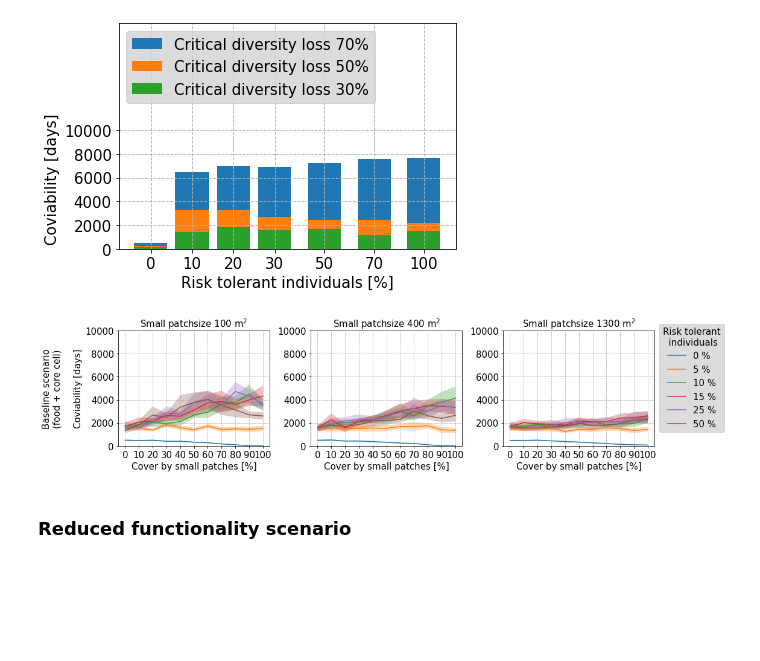
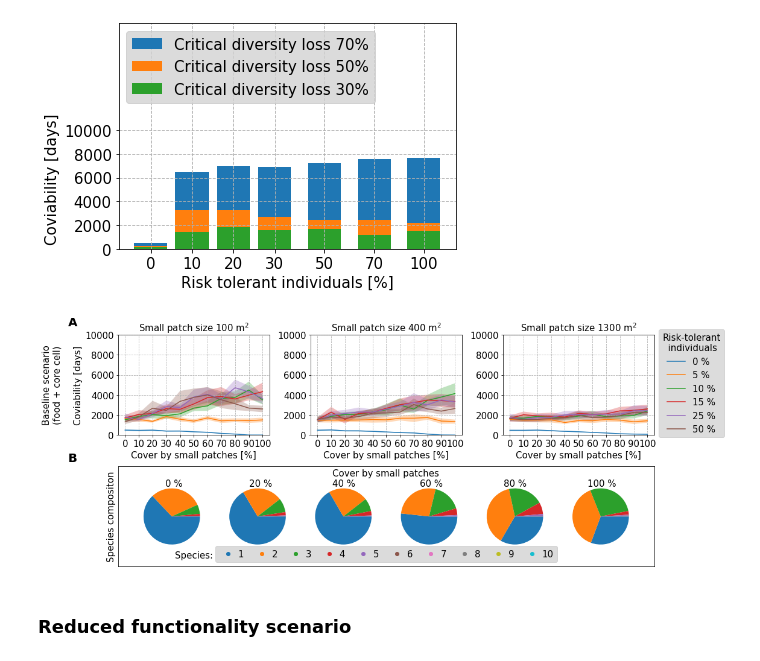
Before and after one commit to LSzangolies/Individual-based-community-model-Netlogo, a Jupyter notebook: SLASS Analysis Code (for subsets).ipynb, the cells around one changed output. Drawn from its saved outputs; the diff is of its cells as text; code cells hidden in the pictures; blank space fills up the shorter version.

```diff
--- a/SLASS Analysis Code (for subsets).ipynb
+++ b/SLASS Analysis Code (for subsets).ipynb
@@ -60,6 +60,7 @@ covia_conf=np.zeros((11,3,6,2))
 indivs=np.zeros((11,3,6,10))
 indivs_small=np.zeros((11,3,6,10))
 indivs_large=np.zeros((11,3,6,10))
+mass=np.zeros((11,3,6))
 dx=0
 for k in [0,0.05,0.1,0.15,0.25,0.5]:
     ix=0
@@ -69,6 +70,7 @@ for k in [0,0.05,0.1,0.15,0.25,0.5]:
             sub=base[np.logical_and(np.logical_and(base["perc_small"]==i,base["size_small"]==j),base["bold_prob"]==k)]
             covia[ix,jx,dx]=np.mean(sub["ticks"])
             covia_conf[ix,jx,dx,:]=st.t.interval(0.95, len(sub["ticks"])-1, loc=np.mean(sub["ticks"]), scale=st.sem(sub["ticks"]))
+            mass[ix,jx,dx]=np.mean(sub['mean [mass] of turtles'])
             indivs[ix,jx,dx,:]=[np.mean(sub['count turtles with [species = 0]']),
                              np.mean(sub['count turtles with [species = 1]']),
                              np.mean(sub['count turtles with [species = 2]']),
@@ -104,44 +106,83 @@ for k in [0,0.05,0.1,0.15,0.25,0.5]:
     dx=dx+1
 # %%
 #plot coviability
-plt.figure(figsize=(16,10))
-plt.subplot2grid((3,3), (0, 0))
+plt.figure(figsize=(16,6))
+plt.subplot2grid((2,3), (0, 0))
 for j in np.arange(6):
     plt.plot(np.arange(0,1.1,0.1),covia[:,0,j],label=["0","5","10","15","25","50"][j]+" %")
     plt.fill_between(np.arange(0,1.1,0.1), covia_conf[:,0,j,0], covia_conf[:,0,j,1],alpha=0.3)
 plt.xticks(np.arange(0,1.1,0.1),np.arange(0,110,10),fontsize=15)
 plt.yticks([0,2000,4000,6000,8000,10000],fontsize=15)
 plt.ylim(0,10000)
 plt.grid(linestyle="--")
-plt.title("Small patchsize 100 m$^2$",fontsize=15)
+plt.title("Small patch size 100 m$^2$",fontsize=15)
 plt.ylabel("Baseline scenario\n(food + core cell)\n\nCoviability [days]",fontsize=15)
 plt.xlabel("Cover by small patches [%]",fontsize=15)
 
-plt.subplot2grid((3,3), (0, 1))
+plt.subplot2grid((2,3), (0, 1))
 for j in np.arange(6):
     plt.plot(np.arange(0,1.1,0.1),covia[:,1,j],label=["0","5","10","15","25","50"][j]+" %")
     plt.fill_between(np.arange(0,1.1,0.1), covia_conf[:,1,j,0], covia_conf[:,1,j,1],alpha=0.3)
 plt.xticks(np.arange(0,1.1,0.1),np.arange(0,110,10),fontsize=15)
 plt.yticks([0,2000,4000,6000,8000,10000],fontsize=15)
 plt.ylim(0,10000)
 plt.grid(linestyle="--")
-plt.title("Small patchsize 400 m$^2$",fontsize=15)
+plt.title("Small patch size 400 m$^2$",fontsize=15)
 plt.xlabel("Cover by small patches [%]",fontsize=15)
 
-plt.subplot2grid((3,3), (0, 2))
+plt.subplot2grid((2,3), (0, 2))
 for j in np.arange(6):
     plt.plot(np.arange(0,1.1,0.1),covia[:,2,j],label=["0","5","10","15","25","50"][j]+" %")
     plt.fill_between(np.arange(0,1.1,0.1), covia_conf[:,2,j,0], covia_conf[:,2,j,1],alpha=0.3)
 plt.xticks(np.arange(0,1.1,0.1),np.arange(0,110,10),fontsize=15)
 plt.yticks([0,2000,4000,6000,8000,10000],fontsize=15)
 plt.ylim(0,10000)
 plt.grid(linestyle="--")
-plt.title("Small patchsize 1300 m$^2$",fontsize=15)
+plt.title("Small patch size 1300 m$^2$",fontsize=15)
 plt.xlabel("Cover by small patches [%]",fontsize=15)
-plt.legend(title="Risk tolerant\n  individuals",bbox_to_anchor=(1,1.1),fontsize=15,title_fontsize=15,facecolor="lightgrey");
+plt.legend(title="Risk-tolerant\n  individuals",bbox_to_anchor=(1,1.1),fontsize=15,title_fontsize=15,facecolor="lightgrey");
 plt.tight_layout()
+
+#plot species composition
+ax=plt.subplot2grid((2,3), (1, 0),colspan=3)
+colsall=np.array(["tab:blue","tab:orange","tab:green","tab:red","tab:purple","tab:brown","tab:pink","tab:gray","tab:olive","tab:cyan"])
+ins=ax.inset_axes([-0.15,0.15,0.5,0.7])
+ins.pie(indivs[0,0,4,:],counterclock=False,colors=colsall)
+plt.text(-0.03,1600,"0 %",fontsize=15)
+ins=ax.inset_axes([0.01,0.15,0.5,0.7])
+ins.pie(indivs[2,0,4,:],counterclock=False,colors=colsall)
+plt.text(0.095,1600,"20 %",fontsize=15)
+ins=ax.inset_axes([0.17,0.15,0.5,0.7])
+ins.pie(indivs[4,0,4,:],counterclock=False,colors=colsall)
+plt.text(0.22,1600,"40 %",fontsize=15)
+ins=ax.inset_axes([0.33,0.15,0.5,0.7])
+ins.pie(indivs[6,0,4,:],counterclock=False,colors=colsall)
+plt.text(0.35,1600,"60 %",fontsize=15)
+ins=ax.inset_axes([0.49,0.15,0.5,0.7])
+ins.pie(indivs[8,0,4,:],counterclock=False,colors=colsall)
+plt.text(0.475,1600,"80 %",fontsize=15)
+ins=ax.inset_axes([0.65,0.15,0.5,0.7])
+ins.pie(indivs[10,0,4,:],counterclock=False,colors=colsall)
+plt.text(0.6,1600,"100 %",fontsize=15)
+plt.text(0.22,1800,"Cover by small patches",fontsize=15)
+plt.xlim(-0.1,0.7)
+plt.xticks([])
+plt.yticks([])
+ax.set_ylim(0,2000)
+plt.ylabel("Species compositon",fontsize=15)
+labelsall=np.arange(1,11,1)
+hand=[]
+for i in range(10):
+    handle, =plt.plot([0,0.6],[-100,-100],'o',label=labelsall[i],color=colsall[i])
+    hand.append(handle)
+plt.legend(handles=hand,loc="lower center",facecolor="lightgrey",fontsize=15,title_fontsize=15,ncol=11,columnspacing=1,handletextpad=0.1)
+plt.text(-0.015, 170,"Species:",fontsize=15)
+
+plt.tight_layout()
+plt.text(-0.175,4800,"A",size=20, weight='bold')
+plt.text(-0.175,2100,"B",size=20, weight='bold');
 # %% [output]
-[figure, old version]
+[figure, new version]
 # %% [markdown]
 ### Reduced functionality scenario
 # %%
```
Also changed, not shown: parts of 7 cells of this notebook.
